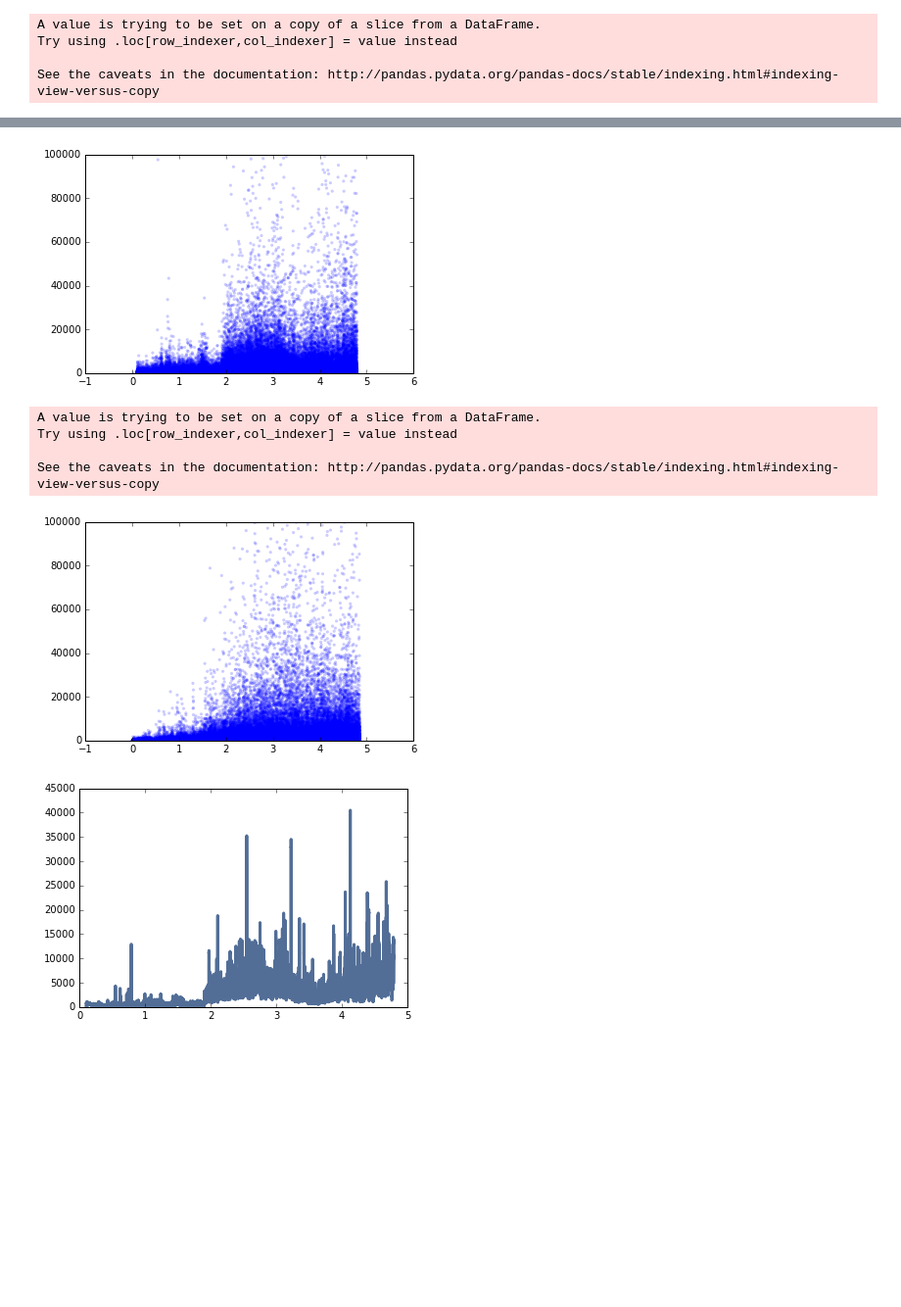
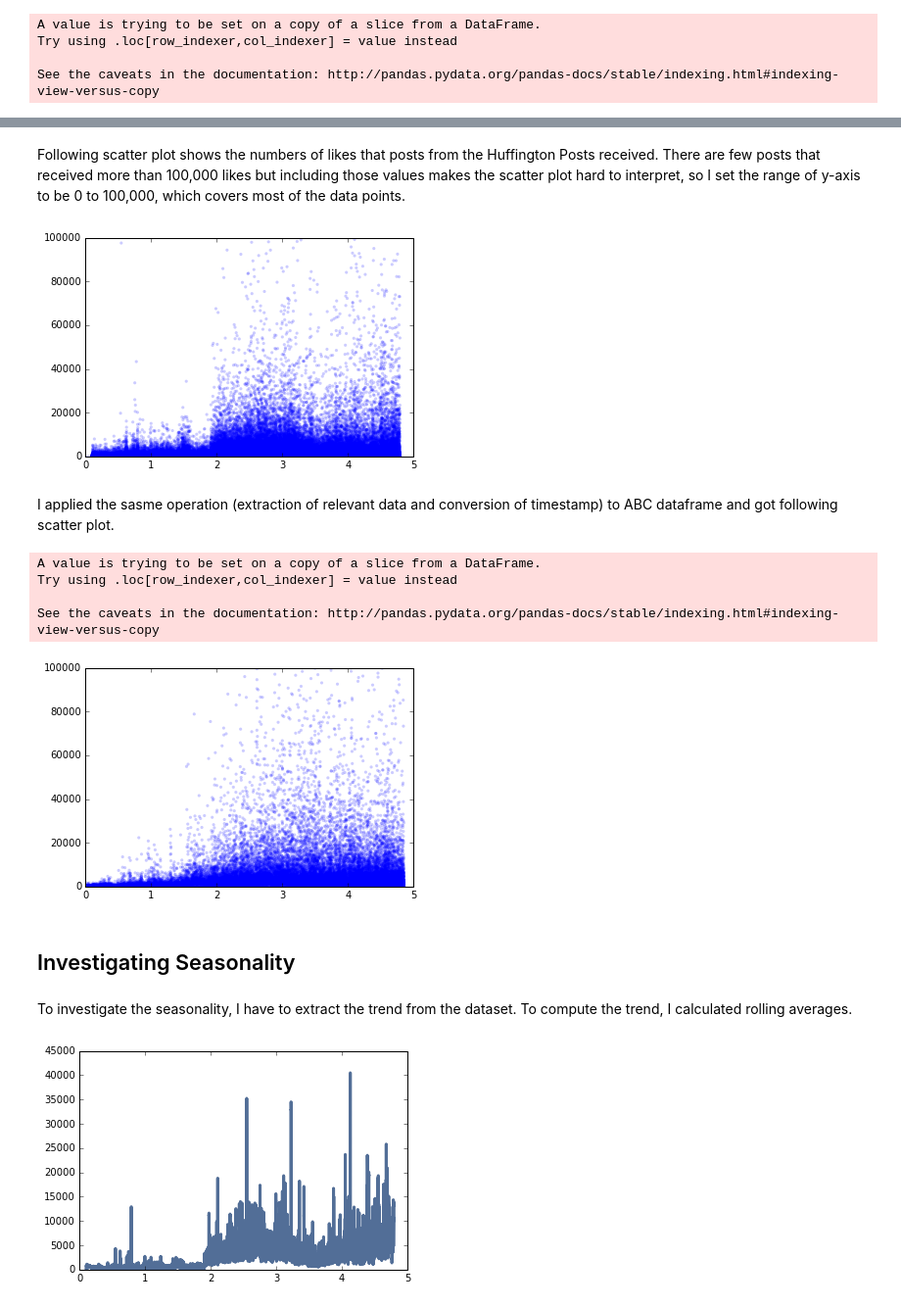
Before and after one commit to SungwooPark/ThinkStats2, a Jupyter notebook: code/report2.ipynb, the cells around one changed output, grey strips where cells are left out. Shown: that part at 98% size. Saved outputs shown, nothing was run; the diff lists cells and outputs as text; code cells hidden in the pictures; blank space fills up the shorter version.

```diff
--- a/code/report2.ipynb
+++ b/code/report2.ipynb
@@ -75,8 +64,12 @@ huff_df
+# %% [markdown]
+Following scatter plot shows the numbers of likes that posts from the Huffington Posts received. There are few posts that received more than 100,000 likes but including those values makes the scatter plot hard to interpret, so I set the range of y-axis to be 0 to 100,000, which covers most of the data points.
 # %%
-thinkplot.Config(ylim=[0,100000])
+thinkplot.Config(xlim=[0,5], ylim=[0,100000])
 thinkplot.Scatter(huff_df.years, huff_df.likes_count, s=10)
 # %% [output]
-[figure, old version]
+[figure, new version]
+# %% [markdown]
+I applied the sasme operation (extraction of relevant data and conversion of timestamp) to ABC dataframe and got following scatter plot.
 # %%
 #Dataframe of likes and timestamp from the abc
 abc_df = dfs['abc'][['likes_count', 'posted_at']]
@@ -91,10 +84,14 @@ Try using .loc[row_indexer,col_indexer] = value instead
 
 See the caveats in the documentation: http://pandas.pydata.org/pandas-docs/stable/indexing.html#indexing-view-versus-copy
 # %%
-thinkplot.Config(ylim=[0,100000])
+thinkplot.Config(xlim=[0,5],ylim=[0,100000])
 thinkplot.Scatter(abc_df.years, abc_df.likes_count, s=10)
 # %% [output]
-[figure, old version]
+[figure, new version]
+# %% [markdown]
+## Investigating Seasonality
+# %% [markdown]
+To investigate the seasonality, I have to extract the trend from the dataset. To compute the trend, I calculated rolling averages.
 # %%
 #Rolling averages
 #huff_df_roll_mean = pandas.rolling_mean(huff_df.likes_count, 30)
```
Also changed, not shown: parts of 16 cells of this notebook.
